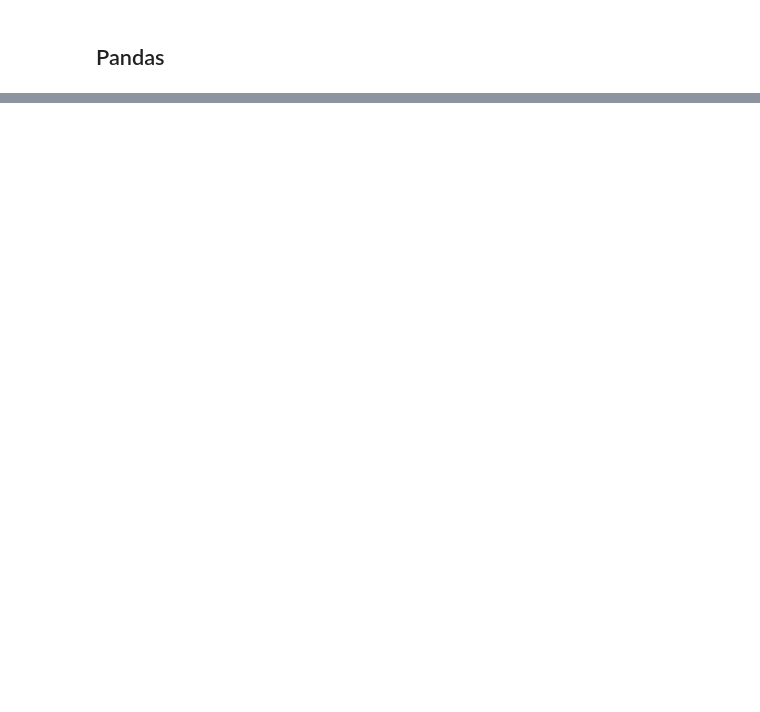
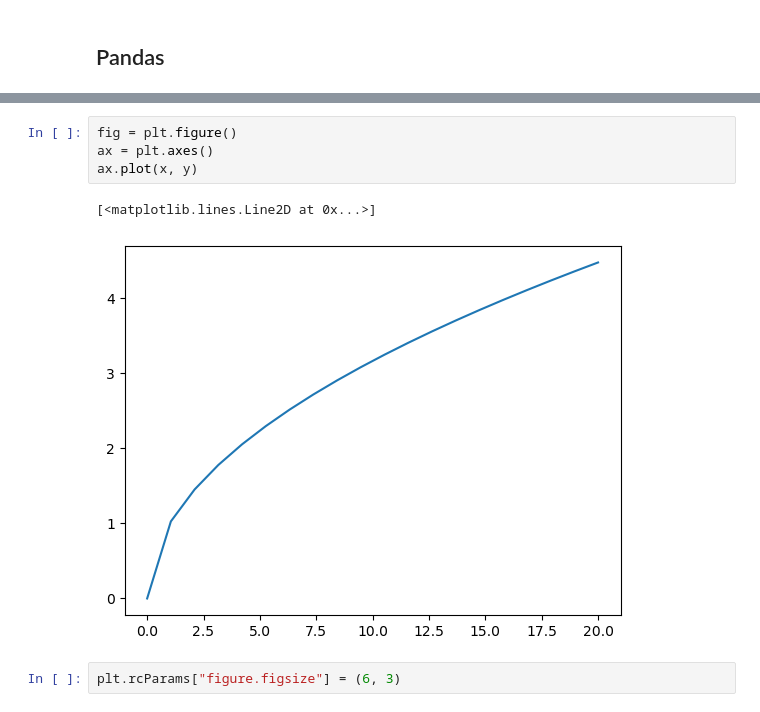
Before and after one commit to Endy3032/CTin, a Jupyter notebook: TDN/Y3/Machine Learning/Data Analysis/data analysis.ipynb, the cells around one changed output, grey strips where cells are left out. Cells and saved outputs as stored; diff of their text form; blank space fills up the shorter version.

```diff
--- a/TDN/Y3/Machine Learning/Data Analysis/data analysis.ipynb
+++ b/TDN/Y3/Machine Learning/Data Analysis/data analysis.ipynb
@@ -220,0 +433,9 @@ array([[0.90879874, 0.86678079, 0.57192638],
+# %%
+fig = plt.figure()
+ax = plt.axes()
+ax.plot(x, y)
+# %% [output]
+[<matplotlib.lines.Line2D at 0x...>]
+[figure, added]
+# %%
+plt.rcParams["figure.figsize"] = (6, 3)
```
Also changed, not shown: parts of 45 cells of this notebook.
